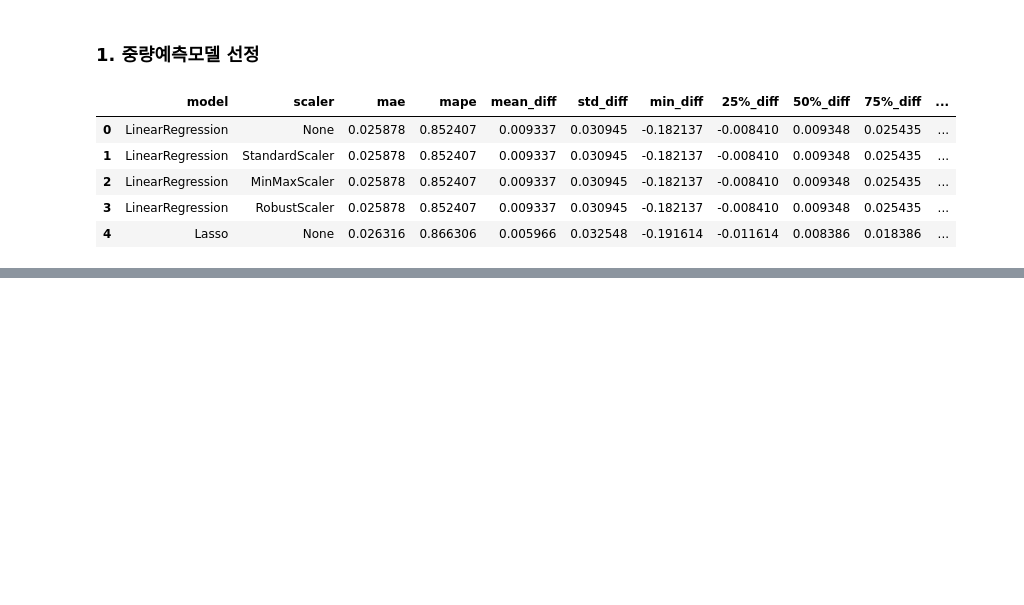
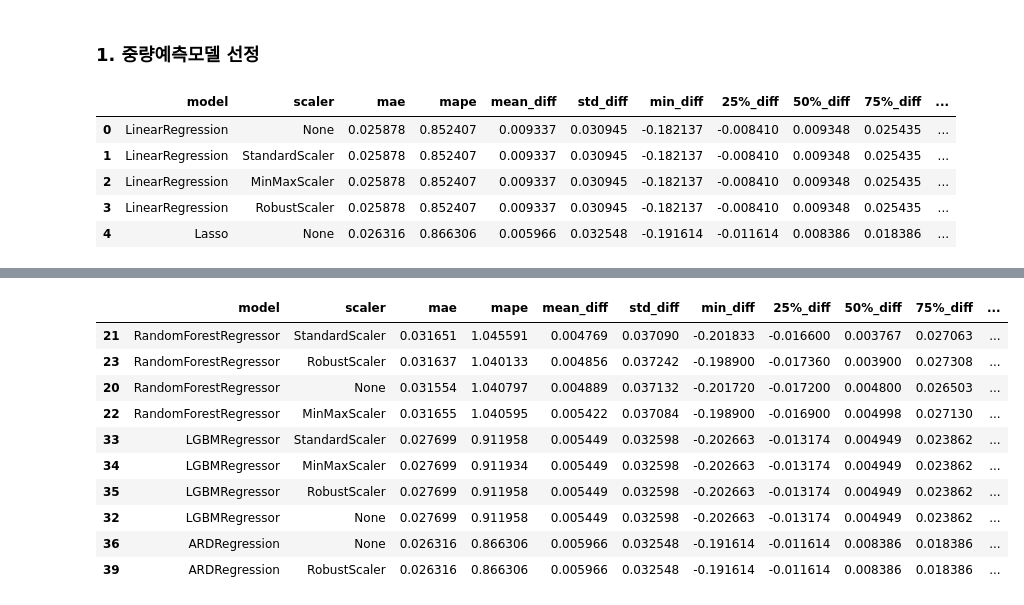
Before and after one commit to KDT-Corporation-Project/Project_CompterMate, a Jupyter notebook: Modeling/Co_Models/J060822_RPM.ipynb, the cells around one changed output, grey strips where cells are left out. Drawn from its saved outputs; the diff is of its cells as text; code cells hidden in the pictures; blank space fills up the shorter version.

```diff
--- a/Modeling/Co_Models/J060822_RPM.ipynb
+++ b/Modeling/Co_Models/J060822_RPM.ipynb
@@ -23,0 +38,14 @@ score_df.head()
+# %%
+score_df.sort_values(by='mean_diff').head(10)
+# %% [output]
+|  | model | scaler | mae | mape | mean_diff | std_diff | min_diff | 25%_diff | 50%_diff | 75%_diff | ... |
+| 21 | RandomForestRegressor | StandardScaler | 0.031651 | 1.045591 | 0.004769 | 0.037090 | -0.201833 | -0.016600 | 0.003767 | 0.027063 | ... |
+| 23 | RandomForestRegressor | RobustScaler | 0.031637 | 1.040133 | 0.004856 | 0.037242 | -0.198900 | -0.017360 | 0.003900 | 0.027308 | ... |
+| 20 | RandomForestRegressor | None | 0.031554 | 1.040797 | 0.004889 | 0.037132 | -0.201720 | -0.017200 | 0.004800 | 0.026503 | ... |
+| 22 | RandomForestRegressor | MinMaxScaler | 0.031655 | 1.040595 | 0.005422 | 0.037084 | -0.198900 | -0.016900 | 0.004998 | 0.027130 | ... |
+| 33 | LGBMRegressor | StandardScaler | 0.027699 | 0.911958 | 0.005449 | 0.032598 | -0.202663 | -0.013174 | 0.004949 | 0.023862 | ... |
+| 34 | LGBMRegressor | MinMaxScaler | 0.027699 | 0.911934 | 0.005449 | 0.032598 | -0.202663 | -0.013174 | 0.004949 | 0.023862 | ... |
+| 35 | LGBMRegressor | RobustScaler | 0.027699 | 0.911958 | 0.005449 | 0.032598 | -0.202663 | -0.013174 | 0.004949 | 0.023862 | ... |
+| 32 | LGBMRegressor | None | 0.027699 | 0.911958 | 0.005449 | 0.032598 | -0.202663 | -0.013174 | 0.004949 | 0.023862 | ... |
+| 36 | ARDRegression | None | 0.026316 | 0.866306 | 0.005966 | 0.032548 | -0.191614 | -0.011614 | 0.008386 | 0.018386 | ... |
+| 39 | ARDRegression | RobustScaler | 0.026316 | 0.866306 | 0.005966 | 0.032548 | -0.191614 | -0.011614 | 0.008386 | 0.018386 | ... |
```
Also changed, not shown: parts of 6 cells of this notebook, 2 other files.
